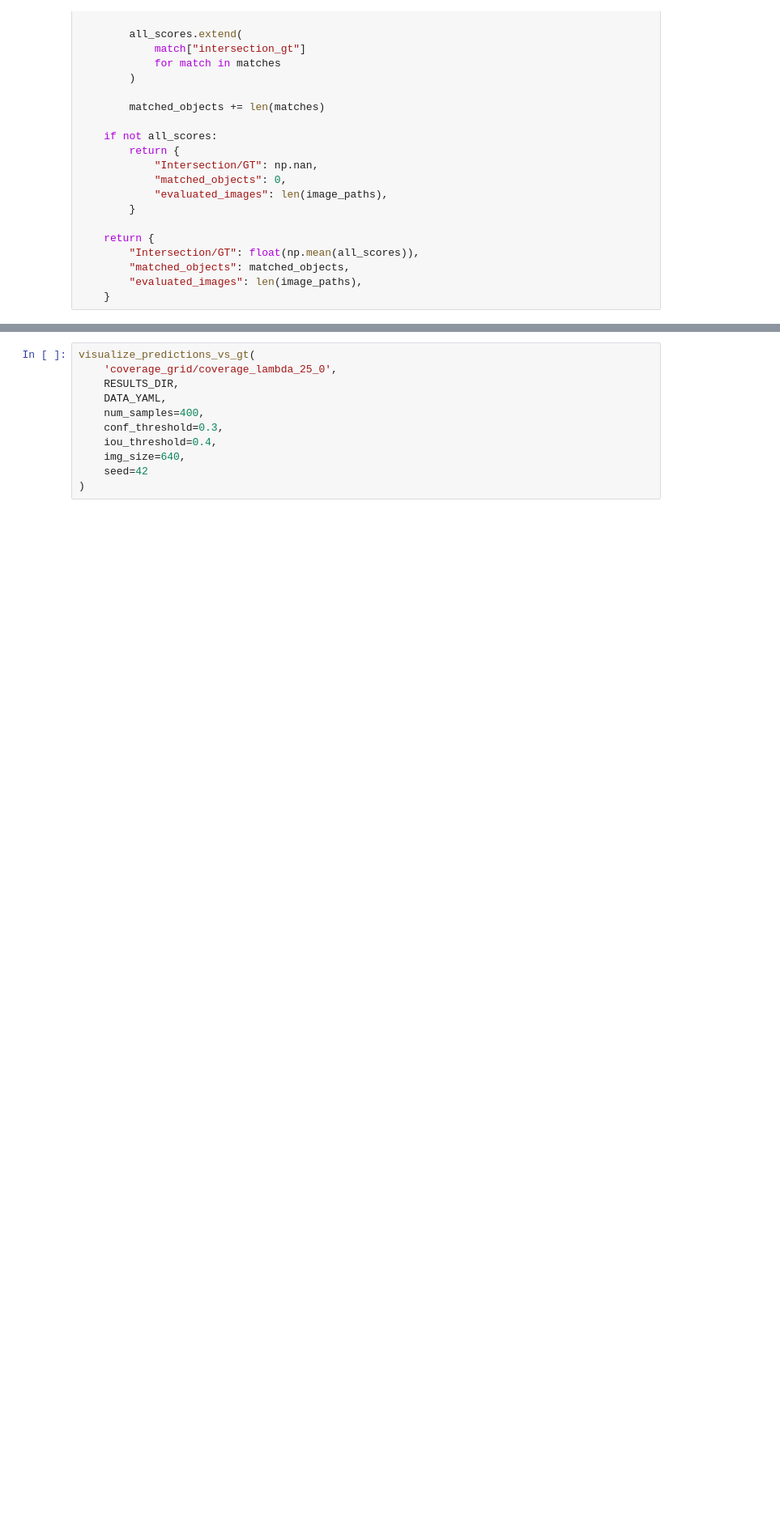
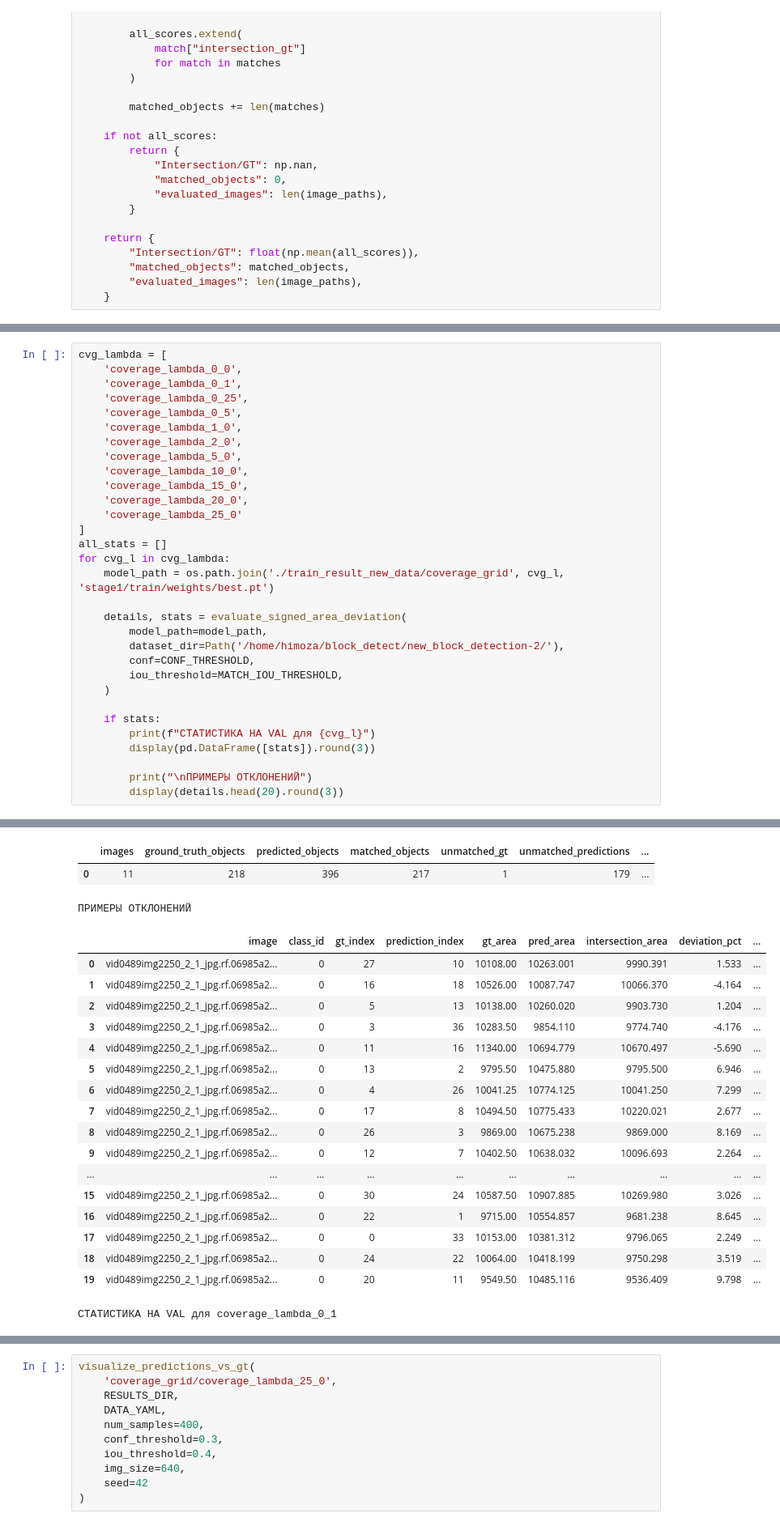
Before and after one commit to Impohimoza/block_detect, a Jupyter notebook: new_loss_train.ipynb, the cells around one changed output, grey strips where cells are left out. Shown at 81% size. Saved outputs shown, nothing was run; the diff lists cells and outputs as text; blank space fills up the shorter version.

```diff
--- a/new_loss_train.ipynb
+++ b/new_loss_train.ipynb
@@ -1461,0 +1719,32 @@ for metric_col, ylabel, filename in plots:
+# %%
+cvg_lambda = [
+    'coverage_lambda_0_0',
+    'coverage_lambda_0_1',
+    'coverage_lambda_0_25',
+    'coverage_lambda_0_5',
+    'coverage_lambda_1_0',
+    'coverage_lambda_2_0',
+    'coverage_lambda_5_0',
+    'coverage_lambda_10_0',
+    'coverage_lambda_15_0',
+    'coverage_lambda_20_0',
+    'coverage_lambda_25_0'
+]
+all_stats = []
+for cvg_l in cvg_lambda:
+    model_path = os.path.join('./train_result_new_data/coverage_grid', cvg_l, 'stage1/train/weights/best.pt')
+
+    details, stats = evaluate_signed_area_deviation(
+        model_path=model_path,
+        dataset_dir=Path('/home/himoza/block_detect/new_block_detection-2/'),
+        conf=CONF_THRESHOLD,
+        iou_threshold=MATCH_IOU_THRESHOLD,
+    )
+
+    if stats:
+        print(f"СТАТИСТИКА НА VAL для {cvg_l}")
+        display(pd.DataFrame([stats]).round(3))
+
+        print("\nПРИМЕРЫ ОТКЛОНЕНИЙ")
+        display(details.head(20).round(3))
+# %% [output]
@@ -1461,0 +1752,21 @@ for metric_col, ylabel, filename in plots:
+|  | images | ground_truth_objects | predicted_objects | matched_objects | unmatched_gt | unmatched_predictions | ... |
+| 0 | 11 | 218 | 396 | 217 | 1 | 179 | ... |
+ПРИМЕРЫ ОТКЛОНЕНИЙ
+|  | image | class_id | gt_index | prediction_index | gt_area | pred_area | intersection_area | deviation_pct | ... |
+| 0 | vid0489img2250_2_1_jpg.rf.06985a2... | 0 | 27 | 10 | 10108.00 | 10263.001 | 9990.391 | 1.533 | ... |
+| 1 | vid0489img2250_2_1_jpg.rf.06985a2... | 0 | 16 | 18 | 10526.00 | 10087.747 | 10066.370 | -4.164 | ... |
+| 2 | vid0489img2250_2_1_jpg.rf.06985a2... | 0 | 5 | 13 | 10138.00 | 10260.020 | 9903.730 | 1.204 | ... |
+| 3 | vid0489img2250_2_1_jpg.rf.06985a2... | 0 | 3 | 36 | 10283.50 | 9854.110 | 9774.740 | -4.176 | ... |
+| 4 | vid0489img2250_2_1_jpg.rf.06985a2... | 0 | 11 | 16 | 11340.00 | 10694.779 | 10670.497 | -5.690 | ... |
+| 5 | vid0489img2250_2_1_jpg.rf.06985a2... | 0 | 13 | 2 | 9795.50 | 10475.880 | 9795.500 | 6.946 | ... |
+| 6 | vid0489img2250_2_1_jpg.rf.06985a2... | 0 | 4 | 26 | 10041.25 | 10774.125 | 10041.250 | 7.299 | ... |
+| 7 | vid0489img2250_2_1_jpg.rf.06985a2... | 0 | 17 | 8 | 10494.50 | 10775.433 | 10220.021 | 2.677 | ... |
+| 8 | vid0489img2250_2_1_jpg.rf.06985a2... | 0 | 26 | 3 | 9869.00 | 10675.238 | 9869.000 | 8.169 | ... |
+| 9 | vid0489img2250_2_1_jpg.rf.06985a2... | 0 | 12 | 7 | 10402.50 | 10638.032 | 10096.693 | 2.264 | ... |
+| ... | ... | ... | ... | ... | ... | ... | ... | ... | ... |
+| 15 | vid0489img2250_2_1_jpg.rf.06985a2... | 0 | 30 | 24 | 10587.50 | 10907.885 | 10269.980 | 3.026 | ... |
+| 16 | vid0489img2250_2_1_jpg.rf.06985a2... | 0 | 22 | 1 | 9715.00 | 10554.857 | 9681.238 | 8.645 | ... |
+| 17 | vid0489img2250_2_1_jpg.rf.06985a2... | 0 | 0 | 33 | 10153.00 | 10381.312 | 9796.065 | 2.249 | ... |
+| 18 | vid0489img2250_2_1_jpg.rf.06985a2... | 0 | 24 | 22 | 10064.00 | 10418.199 | 9750.298 | 3.519 | ... |
+| 19 | vid0489img2250_2_1_jpg.rf.06985a2... | 0 | 20 | 11 | 9549.50 | 10485.116 | 9536.409 | 9.798 | ... |
+СТАТИСТИКА НА VAL для coverage_lambda_0_1
```
Also changed, not shown: parts of 37 cells of this notebook.
